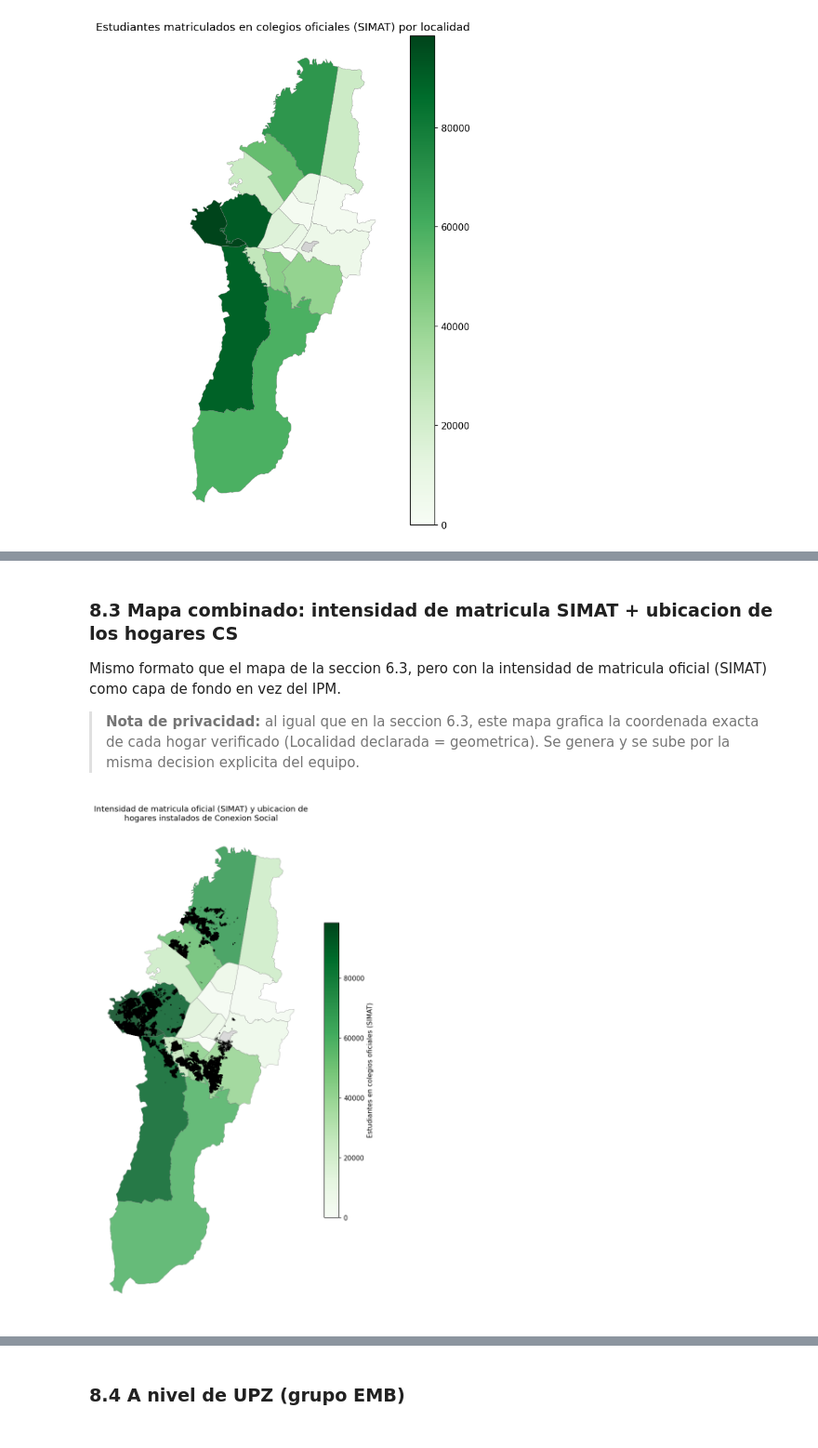
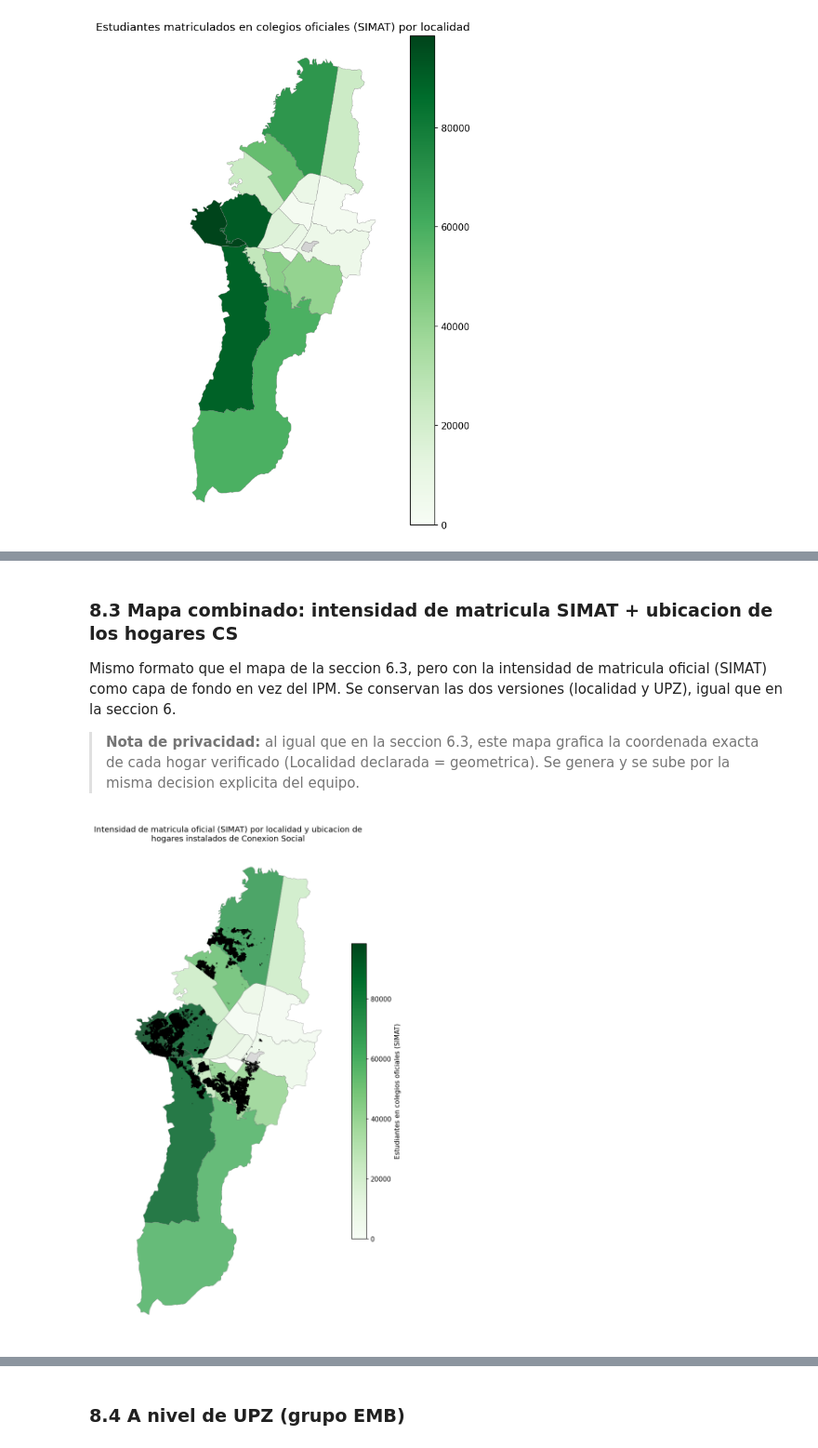
Before and after one commit to jestupinan5/DataJam---Conexi-n-Social-Integraci-n-Social, a Jupyter notebook: notebooks/01_analisis_espacial_conexion_social.ipynb, the cells around one changed output, grey strips where cells are left out. Shown at 93% size. Cells and saved outputs as stored; diff of their text form; code cells hidden in the pictures.

```diff
--- a/notebooks/01_analisis_espacial_conexion_social.ipynb
+++ b/notebooks/01_analisis_espacial_conexion_social.ipynb
@@ -810,9 +874,9 @@ Correlacion de Spearman (hogares CS vs. estudiantes oficiales) por localidad: 0.
 | 11 | Antonio Nariño | 3.302783 | 28217.651004 | ANTONIO NARINO | 0.0 | 0.000000 | ... |
 # %%
 fig, ax = plt.subplots(figsize=(8, 8))
-mapa_simat = gdf_localidad_urbano.merge(comparacion_localidad, on="LOC_KEY", how="left")
-mapa_simat.plot(column="estudiantes_oficiales", cmap="Greens", legend=True, ax=ax,
-                 edgecolor="grey", linewidth=0.3, missing_kwds={"color": "lightgrey"})
+mapa_simat_localidad = gdf_localidad_urbano.merge(comparacion_localidad, on="LOC_KEY", how="left")
+mapa_simat_localidad.plot(column="estudiantes_oficiales", cmap="Greens", legend=True, ax=ax,
+                           edgecolor="grey", linewidth=0.3, missing_kwds={"color": "lightgrey"})
 ax.set_title("Estudiantes matriculados en colegios oficiales (SIMAT) por localidad")
 ax.axis("off")
 fig.tight_layout()
@@ -824,7 +901,8 @@ plt.show()
 ### 8.3 Mapa combinado: intensidad de matricula SIMAT + ubicacion de los hogares CS
 
 Mismo formato que el mapa de la seccion 6.3, pero con la intensidad de matricula
-oficial (SIMAT) como capa de fondo en vez del IPM.
+oficial (SIMAT) como capa de fondo en vez del IPM. Se conservan las dos versiones
+(localidad y UPZ), igual que en la seccion 6.
 
 > **Nota de privacidad:** al igual que en la seccion 6.3, este mapa grafica la
 > coordenada exacta de cada hogar verificado (Localidad declarada = geometrica). Se genera y se sube
@@ -832,17 +910,17 @@ oficial (SIMAT) como capa de fondo en vez del IPM.
 # %%
 fig, ax = plt.subplots(figsize=(9, 11))
 
-mapa_simat.plot(column="estudiantes_oficiales", cmap="Greens", legend=True, ax=ax,
-                 edgecolor="grey", linewidth=0.4, alpha=0.85,
-                 missing_kwds={"color": "lightgrey"},
-                 legend_kwds={"label": "Estudiantes en colegios oficiales (SIMAT)", "shrink": 0.6})
+mapa_simat_localidad.plot(column="estudiantes_oficiales", cmap="Greens", legend=True, ax=ax,
+                           edgecolor="grey", linewidth=0.4, alpha=0.85,
+                           missing_kwds={"color": "lightgrey"},
+                           legend_kwds={"label": "Estudiantes en colegios oficiales (SIMAT)", "shrink": 0.6})
 
 gdf_cs_verificados.plot(ax=ax, markersize=3, color="black", alpha=0.35, linewidth=0)
 
-ax.set_title("Intensidad de matricula oficial (SIMAT) y ubicacion de\nhogares instalados de Conexion Social")
+ax.set_title("Intensidad de matricula oficial (SIMAT) por localidad y ubicacion de\nhogares instalados de Conexion Social")
 ax.axis("off")
 fig.tight_layout()
 fig.savefig(OUT_FIGS / "mapa_simat_con_hogares_cs.png", dpi=150)
 plt.show()
 # %% [output]
-[figure, old version]
+[figure, new version]
```
Also changed, not shown: parts of 14 cells of this notebook, 10 other files.
